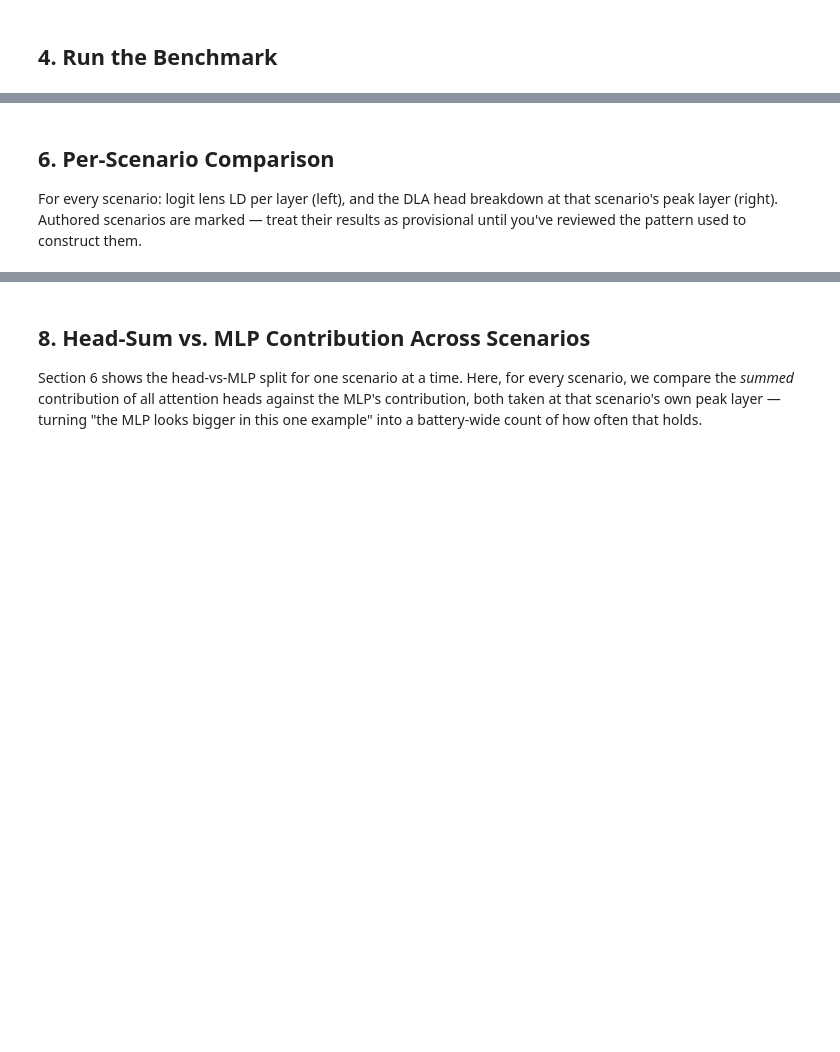
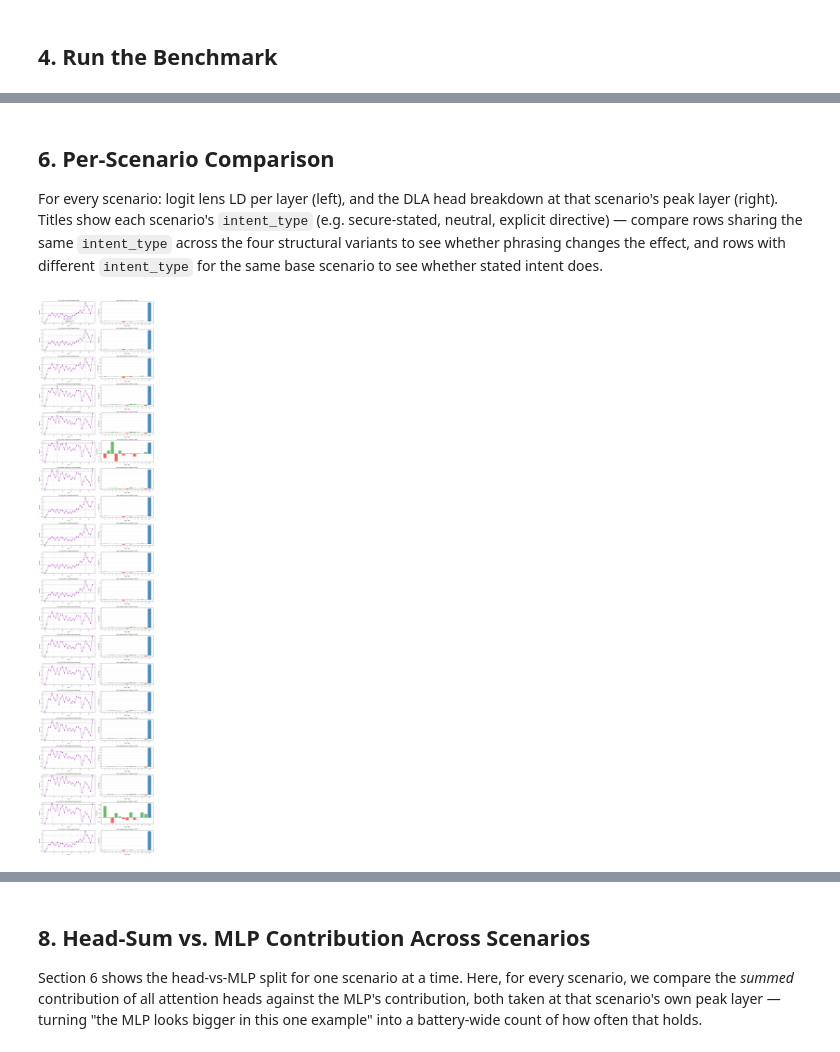
Before and after one commit to Karthi6559/Intent-Analysis, a Jupyter notebook: MechInterp_better _Qwen.ipynb, the cells around one changed output, grey strips where cells are left out. Drawn from its saved outputs; the diff is of its cells as text; code cells hidden in the pictures; blank space fills up the shorter version.

```diff
--- a/MechInterp_better _Qwen.ipynb
+++ b/MechInterp_better _Qwen.ipynb
@@ -77,17 +82,21 @@ with open(DATASET_PATH) as f:
 # identical between its secure_prompt and insecure_prompt, so prepending it to both keeps the
 # divergence point exactly the "private" vs "public" token — the rest of the pipeline
 # (Sections 3-7) needs no other changes.
+#
+# Every entry already carries its own "cwe" (CWE-732 for all 20) and "taxonomy_label" via the
+# **s spread below, so they don't need to be set here. "type_label" (the intent-framing
+# description, e.g. "Secure-stated intent") is renamed to "intent_type" for clarity — it
+# describes the framing, not the vulnerability class, so it must not overwrite "cwe".
 scenarios = [
     {
         **s,
         "secure_prompt": s["intent_prefix"] + s["secure_prompt"],
         "insecure_prompt": s["intent_prefix"] + s["insecure_prompt"],
-        "cwe": s["type_label"],
-        "source": "dataset",
+        "intent_type": s["type_label"],
     }
     for s in raw_scenarios
 ]
 
 for s in scenarios:
-    print(f"  {s['id']:14} {s['cwe']}")
+ print(f" {s['id']:14} | {s['cwe']:9} | {s['intent_type']} | {s['variation_axis']:14} ")
 # %% [output]
@@ -311,8 +393,10 @@ benchmark_df
 ## 6. Per-Scenario Comparison
 
 For every scenario: logit lens LD per layer (left), and the DLA head
-breakdown at that scenario's peak layer (right). Authored scenarios are marked — treat their
-results as provisional until you've reviewed the pattern used to construct them.
+breakdown at that scenario's peak layer (right). Titles show each scenario's `intent_type`
+(e.g. secure-stated, neutral, explicit directive) — compare rows sharing the same `intent_type`
+across the four structural variants to see whether phrasing changes the effect, and rows with
+different `intent_type` for the same base scenario to see whether stated intent does.
 # %%
 n = len(results)
 fig, axes = plt.subplots(n, 2, figsize=(13, 3.1 * n))
@@ -331,8 +415,7 @@ for row, r in enumerate(results):
     ax_left.axhline(0, color="black", linewidth=0.5)
     ax_left.axvline(r["peak_layer"], linestyle="--", color="#9C27B0", alpha=0.4,
                     label=f"Peak layer = {r['peak_layer']}")
-    tag = "  [authored]" if r["source"] == "authored" else ""
-    ax_left.set_title(f"{r['id']}  ({r['cwe']}){tag}", fontsize=9)
+    ax_left.set_title(f"{r['id']}  ({r['intent_type']})", fontsize=9)
     ax_left.set_xlabel("Layer", fontsize=8)
     ax_left.set_ylabel("Logit diff", fontsize=8)
     ax_left.tick_params(labelsize=7)
@@ -340,33 +423,35 @@ for row, r in enumerate(results):
     if row == 0:
         ax_left.legend(fontsize=7)
 
     # --- right: DLA at this scenario's peak layer (heads + MLP) ---
     ax_right = axes[row, 1]
     peak_contribs = r["dla_by_layer"][r["peak_layer"]]
     n_heads = len(peak_contribs)
     mlp_contrib = r["mlp_contrib_at_peak"]
     all_contribs = peak_contribs + [mlp_contrib]
     colors = ["#F44336" if c < 0 else "#4CAF50" for c in peak_contribs]
     colors.append("#F44336" if mlp_contrib < 0 else "#2196F3")
     xticks = [str(h) for h in range(n_heads)] + ["MLP"]
     bars = ax_right.bar(range(len(all_contribs)), all_contribs, color=colors, alpha=0.85)
     # MLP bar is visually distinct beyond just color — hatched + outlined —
     # so the head-vs-MLP split reads at a glance, including in grayscale.
     bars[-1].set_hatch("///")
     bars[-1].set_edgecolor("black")
     bars[-1].set_linewidth(1.0)
     ax_right.axhline(0, color="black", linewidth=0.5)
     ax_right.set_title(f"DLA at peak layer {r['peak_layer']} (heads + MLP)", fontsize=9)
     ax_right.set_xlabel("Head / MLP", fontsize=8)
     ax_right.set_ylabel("Contribution", fontsize=8)
     ax_right.set_xticks(range(len(all_contribs)))
     ax_right.set_xticklabels(xticks)
     ax_right.tick_params(labelsize=7)
     ax_right.grid(alpha=0.25, axis="y")
 
 plt.tight_layout()
 plt.savefig("vibecheck_per_scenario_benchmark.png", dpi=150, bbox_inches="tight")
 plt.show()
+# %% [output]
+[figure, added]
 # %% [markdown]
 ## 7. Aggregate Summary
 
```
Also changed, not shown: parts of 16 cells of this notebook, 12 other files.
